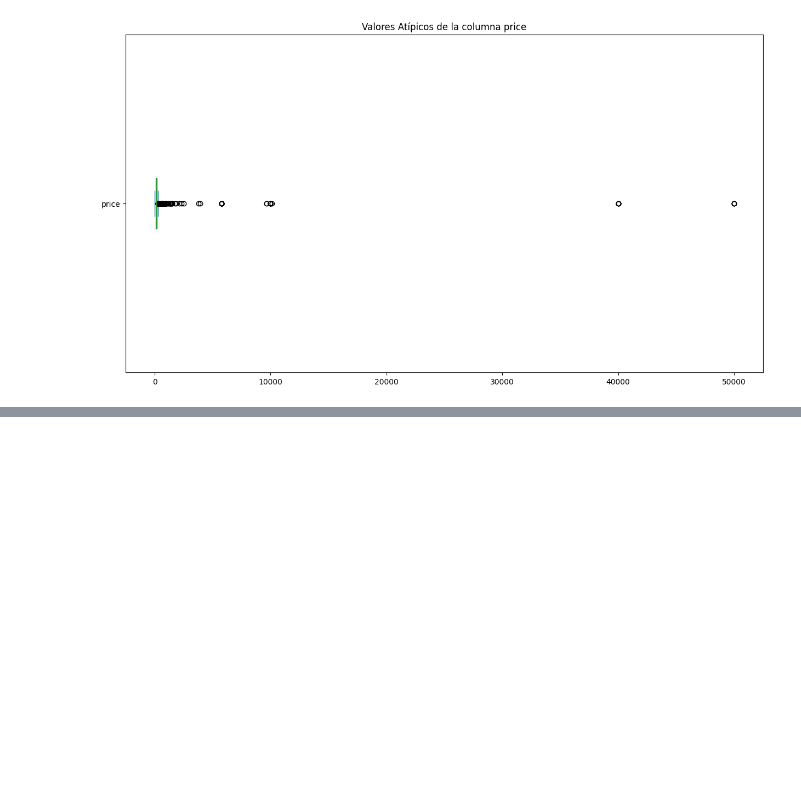
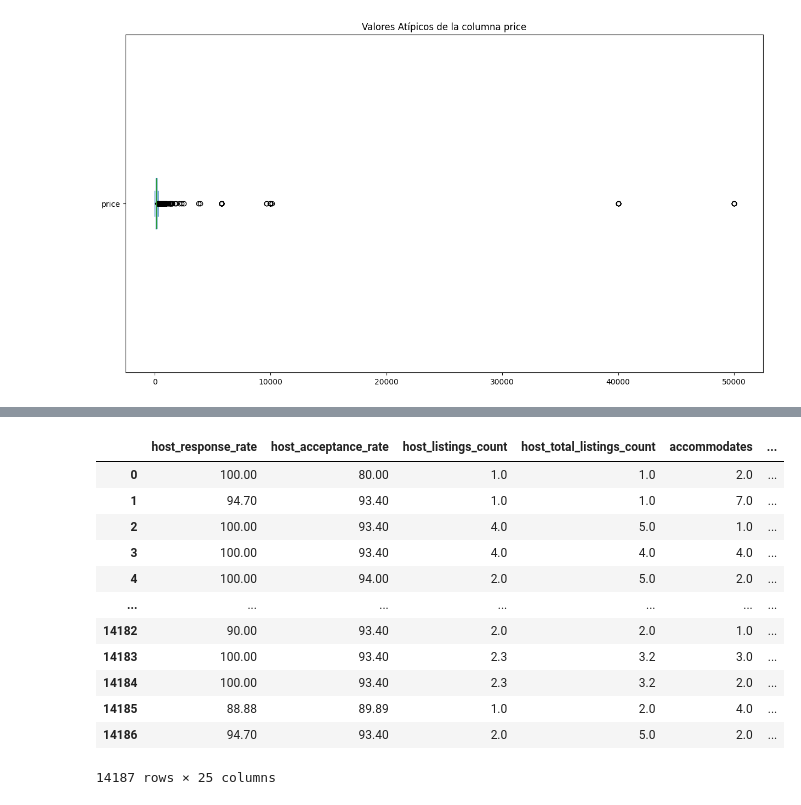
Before and after one commit to Raydays55/Valores_Atipicos, a Jupyter notebook: Actividad 4.2/Act_4_2.ipynb, the cells around one changed output, grey strips where cells are left out. Drawn from its saved outputs; the diff is of its cells as text; code cells hidden in the pictures; blank space fills up the shorter version.

```diff
--- a/Actividad 4.2/Act_4_2.ipynb
+++ b/Actividad 4.2/Act_4_2.ipynb
@@ -122,0 +215,20 @@ plt.show() #dibujamos el diagrama
+# %%
+#Reemplazamos valores atípicos (nulos) del dataframe con "mean"
+# Copia del dataframe
+df_iqr_final = df_iqr.copy()
+df_iqr_final =df_iqr_final.fillna(round(df_iqr.mean(),1))
+df_iqr_final
+# %% [output]
+|  | host_response_rate | host_acceptance_rate | host_listings_count | host_total_listings_count | accommodates | ... |
+| 0 | 100.00 | 80.00 | 1.0 | 1.0 | 2.0 | ... |
+| 1 | 94.70 | 93.40 | 1.0 | 1.0 | 7.0 | ... |
+| 2 | 100.00 | 93.40 | 4.0 | 5.0 | 1.0 | ... |
+| 3 | 100.00 | 93.40 | 4.0 | 4.0 | 4.0 | ... |
+| 4 | 100.00 | 94.00 | 2.0 | 5.0 | 2.0 | ... |
+| ... | ... | ... | ... | ... | ... | ... |
+| 14182 | 90.00 | 93.40 | 2.0 | 2.0 | 1.0 | ... |
+| 14183 | 100.00 | 93.40 | 2.3 | 3.2 | 3.0 | ... |
+| 14184 | 100.00 | 93.40 | 2.3 | 3.2 | 2.0 | ... |
+| 14185 | 88.88 | 89.89 | 1.0 | 2.0 | 4.0 | ... |
+| 14186 | 94.70 | 93.40 | 2.0 | 5.0 | 2.0 | ... |
+14187 rows × 25 columns
```
Also changed, not shown: parts of 8 cells of this notebook, 1 other file.
